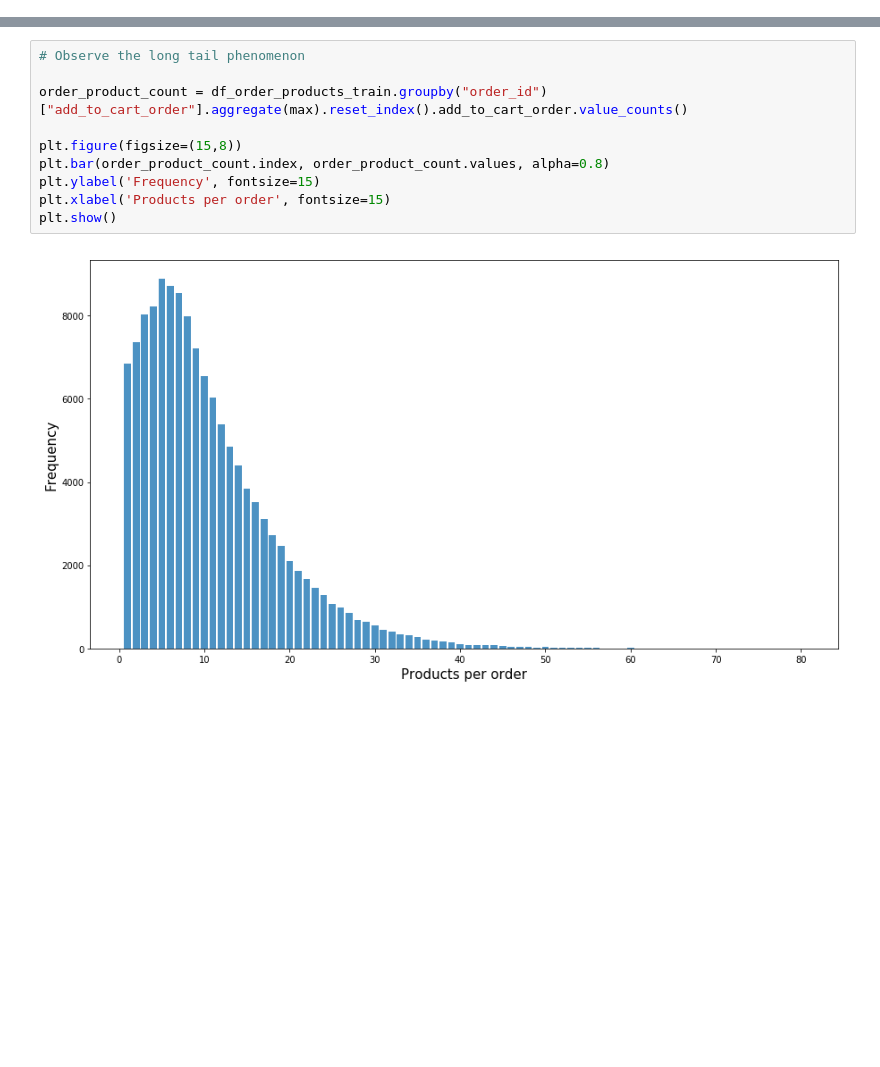
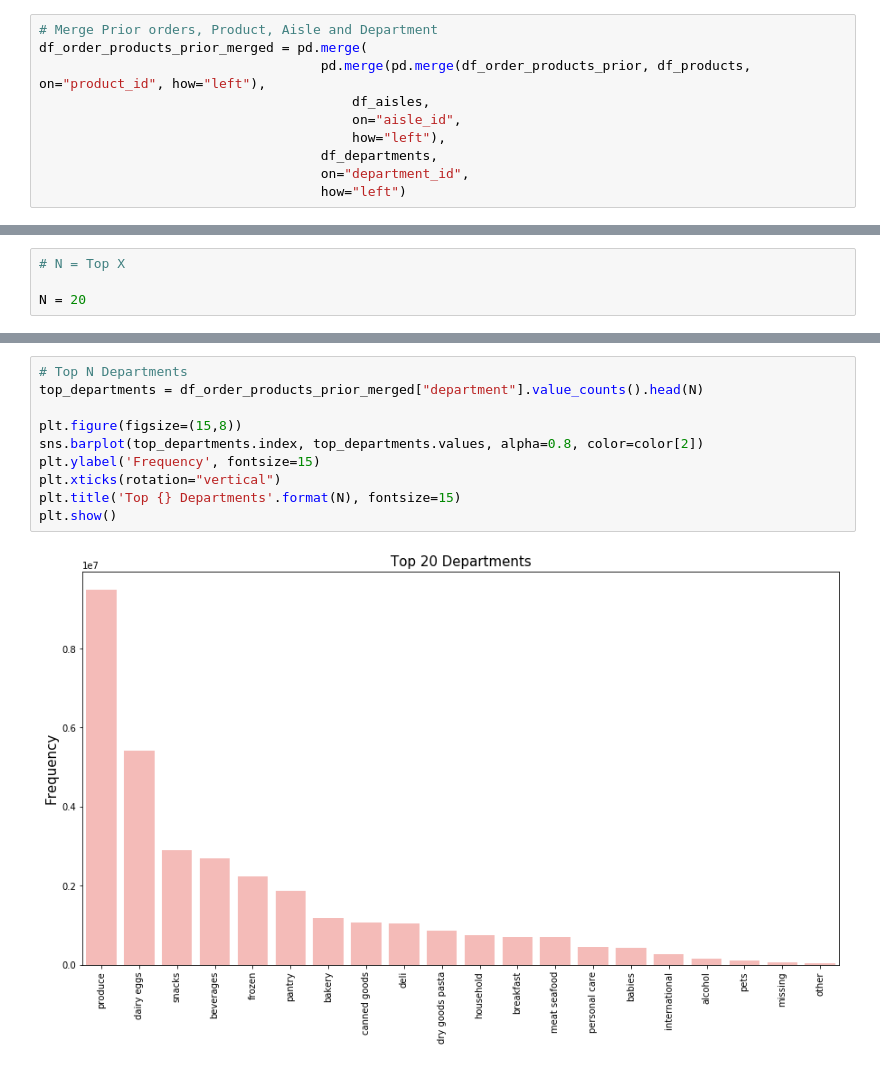
Before and after one commit to nakulcr7/recommender-system-instacart, a Jupyter notebook: src/eda.ipynb, the cells around one changed output, grey strips where cells are left out. Cells and saved outputs as stored; diff of their text form; blank space fills up the shorter version.

```diff
--- a/src/eda.ipynb
+++ b/src/eda.ipynb
@@ -54,0 +180,10 @@ df_products.head()
+# %%
+# Merge Prior orders, Product, Aisle and Department
+df_order_products_prior_merged = pd.merge(
+                                    pd.merge(pd.merge(df_order_products_prior, df_products, on="product_id", how="left"),
+                                        df_aisles,
+                                        on="aisle_id",
+                                        how="left"),
+                                    df_departments,
+                                    on="department_id",
+                                    how="left")
@@ -82 +206,5 @@ df_orders.groupby("eval_set").nunique()
+# %%
+# N = Top X
+
+N = 20
 # %%
@@ -92,12 +222,12 @@ plt.show()
 # %%
-# Observe the long tail phenomenon
-
-order_product_count = df_order_products_train.groupby("order_id")["add_to_cart_order"].aggregate(max).reset_index().add_to_cart_order.value_counts()
+# Top N Departments
+top_departments = df_order_products_prior_merged["department"].value_counts().head(N)
 
 plt.figure(figsize=(15,8))
-plt.bar(order_product_count.index, order_product_count.values, alpha=0.8)
+sns.barplot(top_departments.index, top_departments.values, alpha=0.8, color=color[2])
 plt.ylabel('Frequency', fontsize=15)
-plt.xlabel('Products per order', fontsize=15)
+plt.xticks(rotation="vertical")
+plt.title('Top {} Departments'.format(N), fontsize=15)
 plt.show()
 # %% [output]
-[figure, old version]
+[figure, new version]
```
Also changed, not shown: parts of 27 cells of this notebook.
